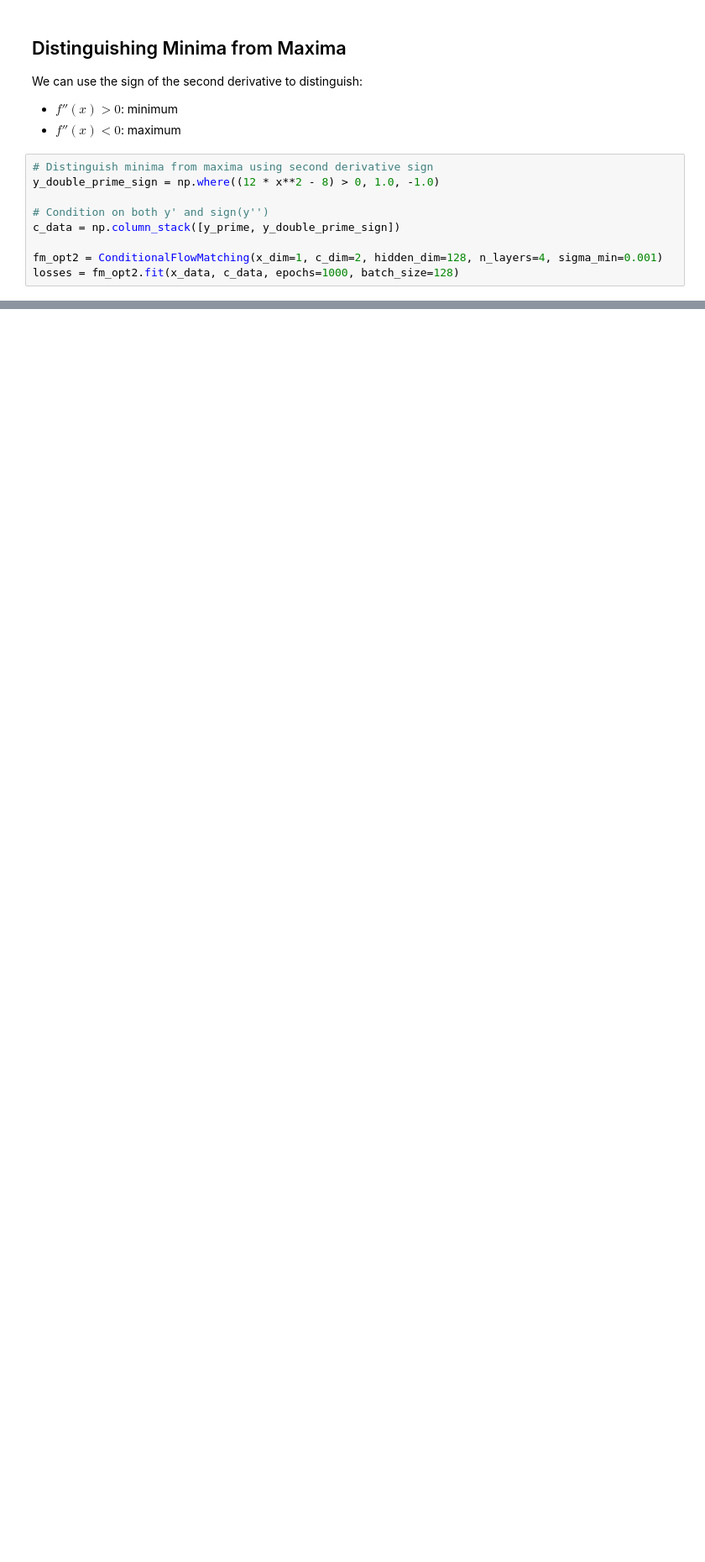
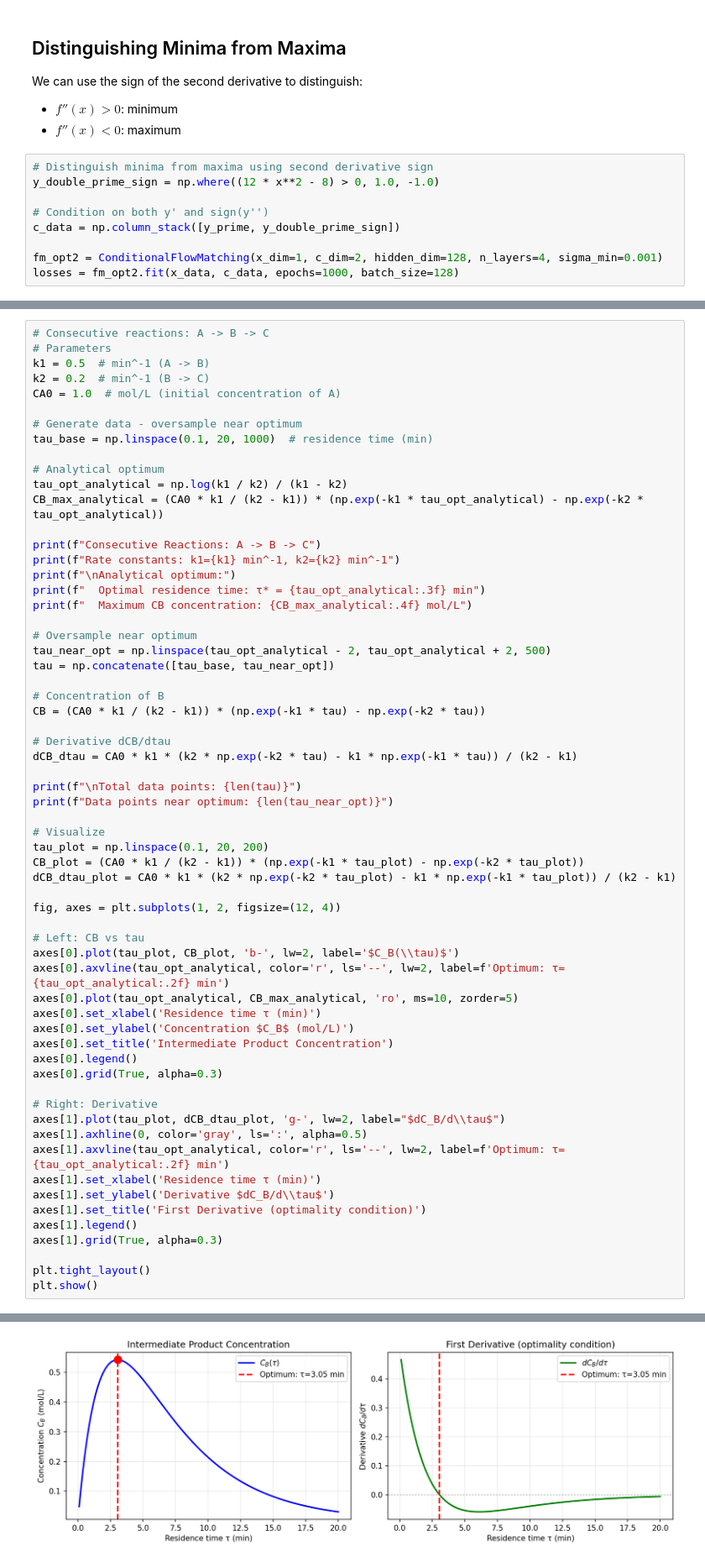
Before and after one commit to KitchinHUB/generative-optimization, a Jupyter notebook: 01b_fm_optimization.ipynb, the cells around one changed output, grey strips where cells are left out. Shown at 84% size. Drawn from its saved outputs; the diff is of its cells as text; blank space fills up the shorter version.

```diff
--- a/01b_fm_optimization.ipynb
+++ b/01b_fm_optimization.ipynb
@@ -144,0 +182,63 @@ plt.show()
+# %%
+# Consecutive reactions: A -> B -> C
+# Parameters
+k1 = 0.5  # min^-1 (A -> B)
+k2 = 0.2  # min^-1 (B -> C)
+CA0 = 1.0  # mol/L (initial concentration of A)
+
+# Generate data - oversample near optimum
+tau_base = np.linspace(0.1, 20, 1000)  # residence time (min)
+
+# Analytical optimum
+tau_opt_analytical = np.log(k1 / k2) / (k1 - k2)
+CB_max_analytical = (CA0 * k1 / (k2 - k1)) * (np.exp(-k1 * tau_opt_analytical) - np.exp(-k2 * tau_opt_analytical))
+
+print(f"Consecutive Reactions: A -> B -> C")
+print(f"Rate constants: k1={k1} min^-1, k2={k2} min^-1")
+print(f"\nAnalytical optimum:")
+print(f"  Optimal residence time: τ* = {tau_opt_analytical:.3f} min")
+print(f"  Maximum CB concentration: {CB_max_analytical:.4f} mol/L")
+
+# Oversample near optimum
+tau_near_opt = np.linspace(tau_opt_analytical - 2, tau_opt_analytical + 2, 500)
+tau = np.concatenate([tau_base, tau_near_opt])
+
+# Concentration of B
+CB = (CA0 * k1 / (k2 - k1)) * (np.exp(-k1 * tau) - np.exp(-k2 * tau))
+
+# Derivative dCB/dtau
+dCB_dtau = CA0 * k1 * (k2 * np.exp(-k2 * tau) - k1 * np.exp(-k1 * tau)) / (k2 - k1)
+
+print(f"\nTotal data points: {len(tau)}")
+print(f"Data points near optimum: {len(tau_near_opt)}")
+
+# Visualize
+tau_plot = np.linspace(0.1, 20, 200)
+CB_plot = (CA0 * k1 / (k2 - k1)) * (np.exp(-k1 * tau_plot) - np.exp(-k2 * tau_plot))
+dCB_dtau_plot = CA0 * k1 * (k2 * np.exp(-k2 * tau_plot) - k1 * np.exp(-k1 * tau_plot)) / (k2 - k1)
+
+fig, axes = plt.subplots(1, 2, figsize=(12, 4))
+
+# Left: CB vs tau
+axes[0].plot(tau_plot, CB_plot, 'b-', lw=2, label='$C_B(\\tau)$')
+axes[0].axvline(tau_opt_analytical, color='r', ls='--', lw=2, label=f'Optimum: τ={tau_opt_analytical:.2f} min')
+axes[0].plot(tau_opt_analytical, CB_max_analytical, 'ro', ms=10, zorder=5)
+axes[0].set_xlabel('Residence time τ (min)')
+axes[0].set_ylabel('Concentration $C_B$ (mol/L)')
+axes[0].set_title('Intermediate Product Concentration')
+axes[0].legend()
+axes[0].grid(True, alpha=0.3)
+
+# Right: Derivative
+axes[1].plot(tau_plot, dCB_dtau_plot, 'g-', lw=2, label="$dC_B/d\\tau$")
+axes[1].axhline(0, color='gray', ls=':', alpha=0.5)
+axes[1].axvline(tau_opt_analytical, color='r', ls='--', lw=2, label=f'Optimum: τ={tau_opt_analytical:.2f} min')
+axes[1].set_xlabel('Residence time τ (min)')
+axes[1].set_ylabel('Derivative $dC_B/d\\tau$')
+axes[1].set_title('First Derivative (optimality condition)')
+axes[1].legend()
+axes[1].grid(True, alpha=0.3)
+
+plt.tight_layout()
+plt.show()
+# %% [output]
@@ -144,0 +254 @@ plt.show()
+[figure, added]
```
Also changed, not shown: parts of 10 cells of this notebook, 19 other files.
